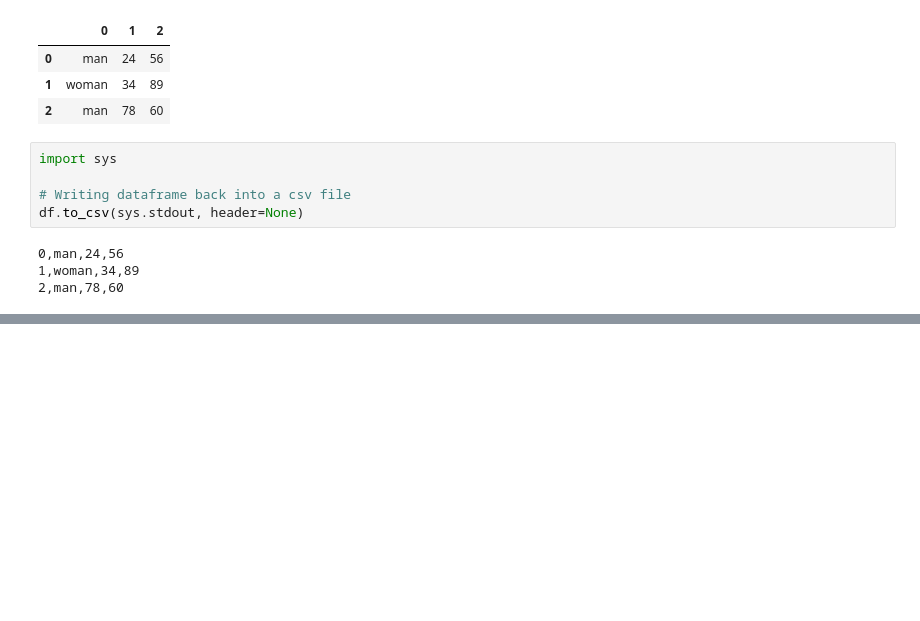
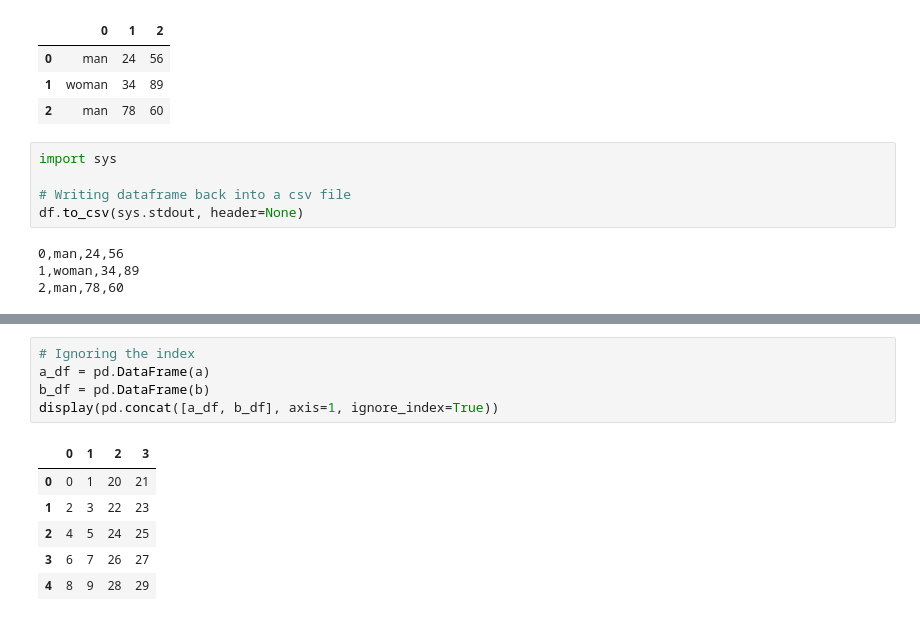
Before and after one commit to albinjohn366/DataScience_Tutorials, a Jupyter notebook: Working_with_Data.ipynb, the cells around one changed output, grey strips where cells are left out. Saved outputs shown, nothing was run; the diff lists cells and outputs as text; blank space fills up the shorter version.

```diff
--- a/Working_with_Data.ipynb
+++ b/Working_with_Data.ipynb
@@ -49,0 +272,12 @@ df.to_csv(sys.stdout, header=None)
+# %%
+# Ignoring the index
+a_df = pd.DataFrame(a)
+b_df = pd.DataFrame(b)
+display(pd.concat([a_df, b_df], axis=1, ignore_index=True))
+# %% [output]
+|  | 0 | 1 | 2 | 3 |
+| 0 | 0 | 1 | 20 | 21 |
+| 1 | 2 | 3 | 22 | 23 |
+| 2 | 4 | 5 | 24 | 25 |
+| 3 | 6 | 7 | 26 | 27 |
+| 4 | 8 | 9 | 28 | 29 |
```
Also changed, not shown: parts of 23 cells of this notebook.
